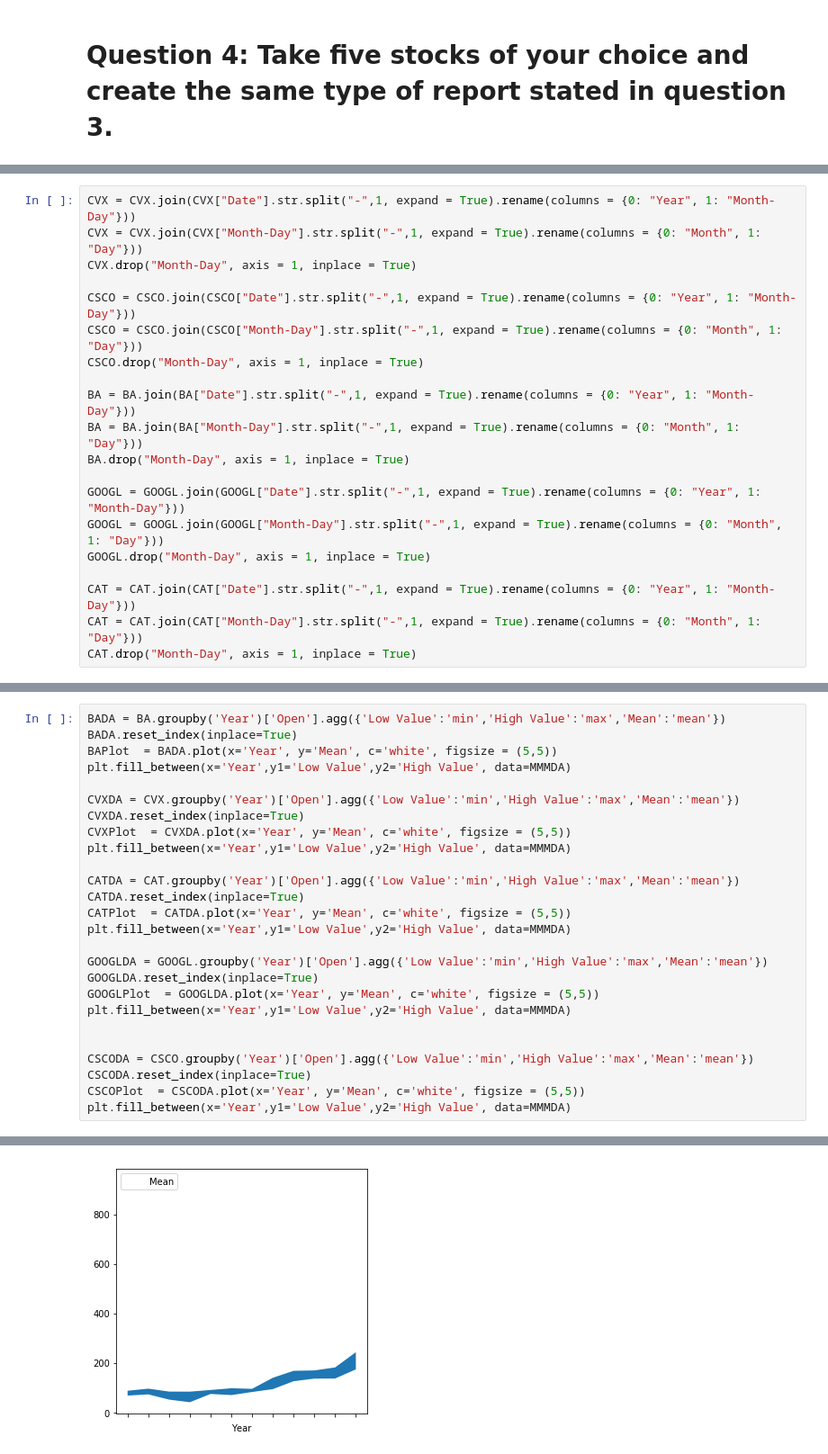
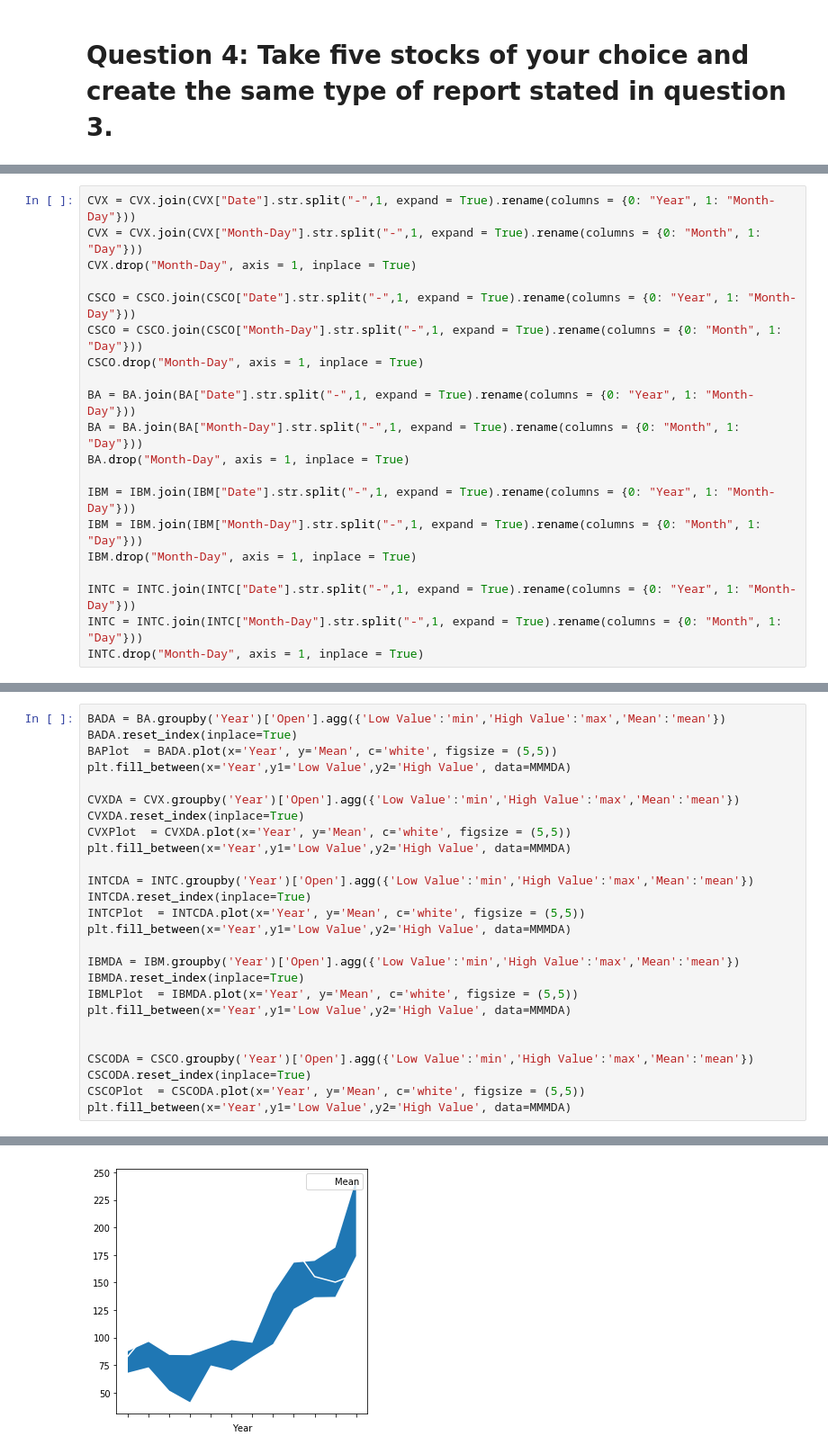
Before and after one commit to adit0817/Programming-For-DataScience-Midterm1, a Jupyter notebook: Kansara_Adit_Midterm1.ipynb, the cells around one changed output, grey strips where cells are left out. Shown: that part at 90% size. Saved outputs shown, nothing was run; the diff lists cells and outputs as text.

```diff
--- a/Kansara_Adit_Midterm1.ipynb
+++ b/Kansara_Adit_Midterm1.ipynb
@@ -358,10 +374,10 @@ BA = BA.join(BA["Date"].str.split("-",1, expand = True).rename(columns = {0: "Ye
 BA = BA.join(BA["Month-Day"].str.split("-",1, expand = True).rename(columns = {0: "Month", 1: "Day"}))
 BA.drop("Month-Day", axis = 1, inplace = True)
 
-GOOGL = GOOGL.join(GOOGL["Date"].str.split("-",1, expand = True).rename(columns = {0: "Year", 1: "Month-Day"}))
-GOOGL = GOOGL.join(GOOGL["Month-Day"].str.split("-",1, expand = True).rename(columns = {0: "Month", 1: "Day"}))
-GOOGL.drop("Month-Day", axis = 1, inplace = True)
+IBM = IBM.join(IBM["Date"].str.split("-",1, expand = True).rename(columns = {0: "Year", 1: "Month-Day"}))
+IBM = IBM.join(IBM["Month-Day"].str.split("-",1, expand = True).rename(columns = {0: "Month", 1: "Day"}))
+IBM.drop("Month-Day", axis = 1, inplace = True)
 
-CAT = CAT.join(CAT["Date"].str.split("-",1, expand = True).rename(columns = {0: "Year", 1: "Month-Day"}))
-CAT = CAT.join(CAT["Month-Day"].str.split("-",1, expand = True).rename(columns = {0: "Month", 1: "Day"}))
-CAT.drop("Month-Day", axis = 1, inplace = True)
+INTC = INTC.join(INTC["Date"].str.split("-",1, expand = True).rename(columns = {0: "Year", 1: "Month-Day"}))
+INTC = INTC.join(INTC["Month-Day"].str.split("-",1, expand = True).rename(columns = {0: "Month", 1: "Day"}))
+INTC.drop("Month-Day", axis = 1, inplace = True)
@@ -378,14 +392,14 @@ CVXDA.reset_index(inplace=True)
 CVXPlot  = CVXDA.plot(x='Year', y='Mean', c='white', figsize = (5,5))
 plt.fill_between(x='Year',y1='Low Value',y2='High Value', data=MMMDA)
 
-CATDA = CAT.groupby('Year')['Open'].agg({'Low Value':'min','High Value':'max','Mean':'mean'})
-CATDA.reset_index(inplace=True)
-CATPlot  = CATDA.plot(x='Year', y='Mean', c='white', figsize = (5,5))
+INTCDA = INTC.groupby('Year')['Open'].agg({'Low Value':'min','High Value':'max','Mean':'mean'})
+INTCDA.reset_index(inplace=True)
+INTCPlot  = INTCDA.plot(x='Year', y='Mean', c='white', figsize = (5,5))
 plt.fill_between(x='Year',y1='Low Value',y2='High Value', data=MMMDA)
 
-GOOGLDA = GOOGL.groupby('Year')['Open'].agg({'Low Value':'min','High Value':'max','Mean':'mean'})
-GOOGLDA.reset_index(inplace=True)
-GOOGLPlot  = GOOGLDA.plot(x='Year', y='Mean', c='white', figsize = (5,5))
+IBMDA = IBM.groupby('Year')['Open'].agg({'Low Value':'min','High Value':'max','Mean':'mean'})
+IBMDA.reset_index(inplace=True)
+IBMLPlot  = IBMDA.plot(x='Year', y='Mean', c='white', figsize = (5,5))
 plt.fill_between(x='Year',y1='Low Value',y2='High Value', data=MMMDA)
 
 
@@ -410,4 +424,4 @@ is deprecated and will be removed in a future version
-[figure, old version]
+[figure, new version]
 [figure]
 # %%
 #CVX, BA, CAT, GOOGL and CSCO
```
Also changed, not shown: parts of 8 cells of this notebook.
